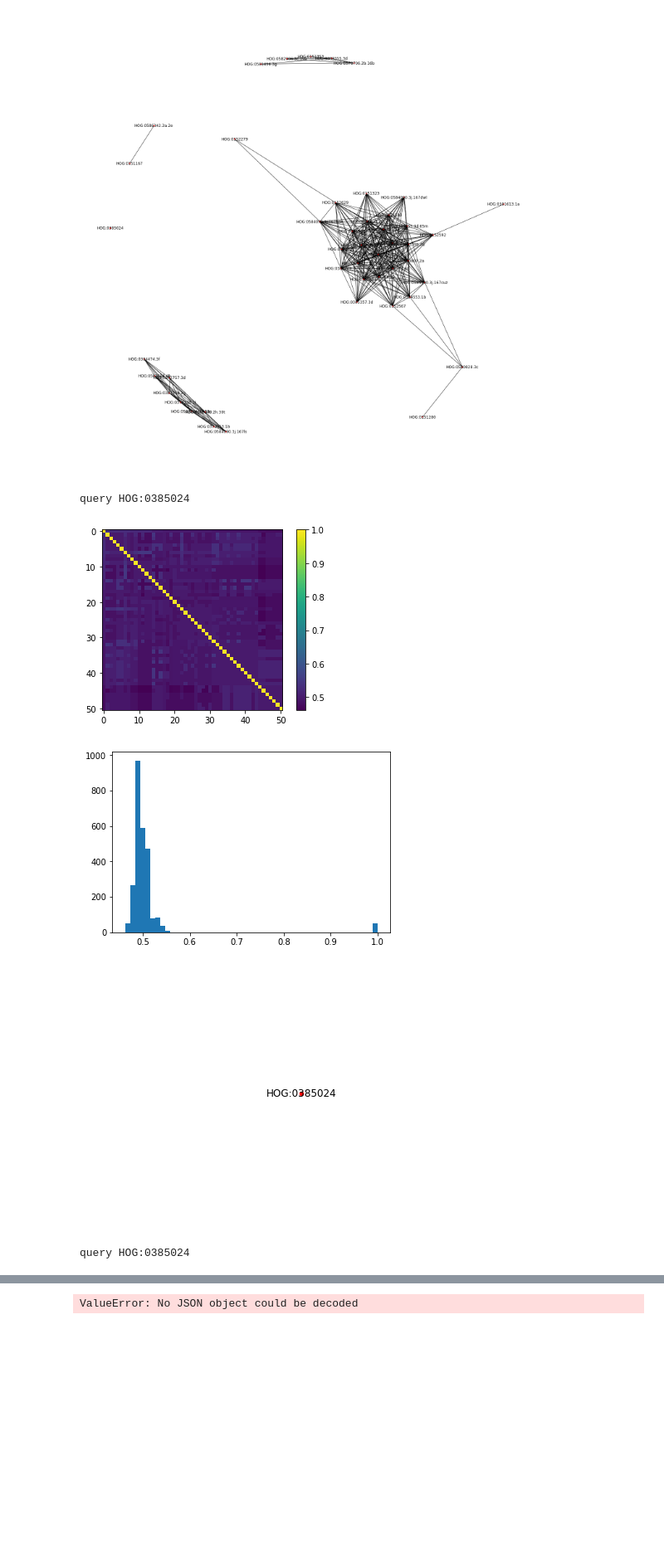
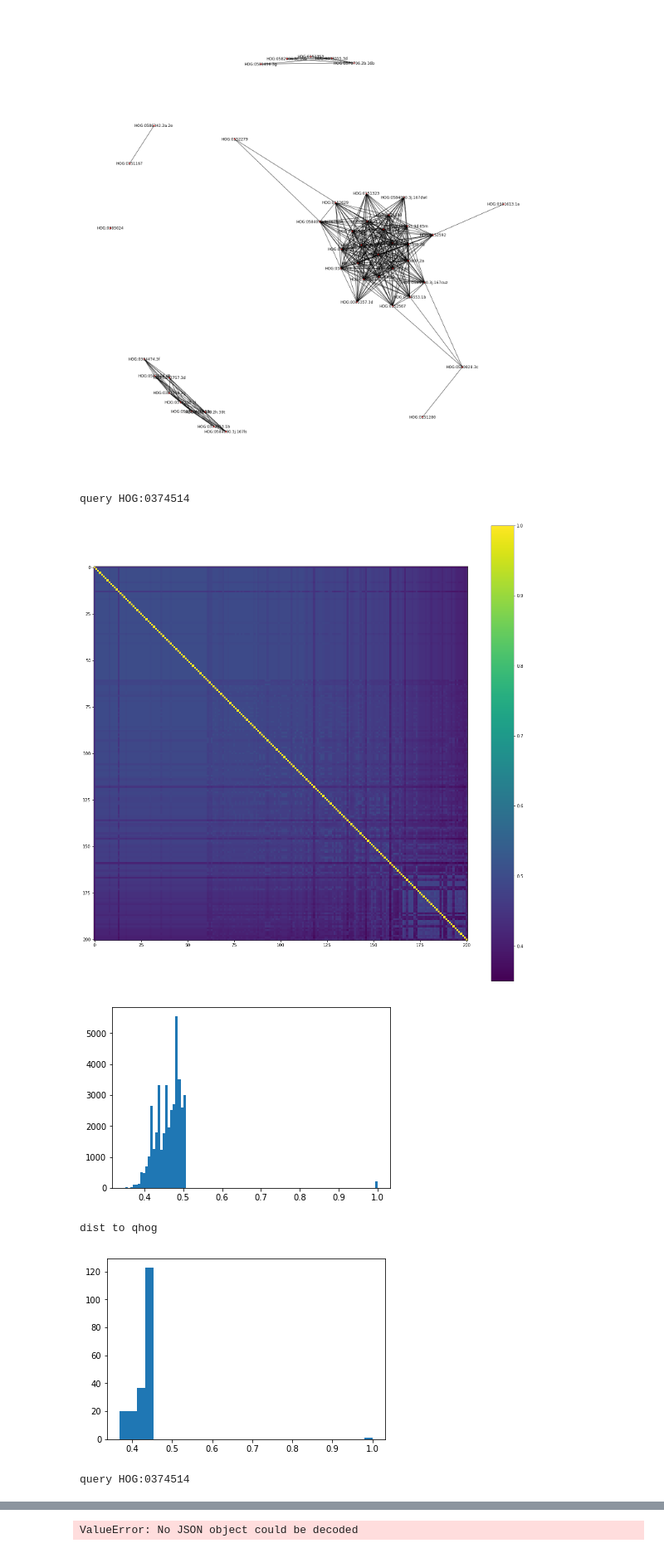
Before and after one commit to cactuskid/coevolution, a Jupyter notebook: ConstructHogMatrix.ipynb, the cells around one changed output, grey strips where cells are left out. Shown at 83% size. Saved outputs shown, nothing was run; the diff lists cells and outputs as text; code cells hidden in the pictures; blank space fills up the shorter version.

Commit message:
generalized viz and dist function

```diff
--- a/ConstructHogMatrix.ipynb
+++ b/ConstructHogMatrix.ipynb
@@ -714,7 +712,6 @@ import networkx as nx
 from matplotlib import pyplot as plt
 from scipy.sparse import find
 import multiprocessing as mp
-
 import redis
 r = redis.StrictRedis(host='localhost', port=6379, db=0)
 def MI( row1, row2 , mapping = None):
@@ -754,6 +751,30 @@ def normalizeByDiag(dist):
     np.fill_diagonal(dist,1)
     return dist
 
+def jaccardDist(qhog,r,forest,cooevolution_matrix , k=200 ):
+    print 'query ' + qhog
+    hashval = pickle.loads(r.get(rowdict[qhog]))
+    result = forest.query(  hashval , k )
+    resultHogs= np.asarray([qhog]+[rowdictReverse[int(row)] for row in result ])
+    hashes = []
+    hashes.append(hashval)
+    for hog in result:
+        hashval = pickle.loads(r.get(hog))
+        hashes.append(hashval)
+    dist = np.zeros((len(hashes), len(hashes)))
+    for i in range(len(hashes)):
+        for j in range(len(hashes)):
+            if i <=j:
+                dist[i,j]= hashes[i].jaccard(hashes[j])
+    #show similar profiles
+    dist += dist.T
+    dist = normalizeByDiag(dist)
+    clustering = np.argsort(dist[0,:])[::-1]
+    dist = dist[clustering,:]
+    dist = dist[:,clustering]
+    resultHogs = resultHogs[clustering]
+    return dist, resultHogs
+
 def MIdist(qhog,r,forest,cooevolution_matrix , k=200 , mapping = None):
     print 'query ' + qhog
     hashval = pickle.loads(r.get(rowdict[qhog]))
@@ -773,7 +794,6 @@ def MIdist(qhog,r,forest,cooevolution_matrix , k=200 , mapping = None):
     resultHogs = resultHogs[clustering]
     return dist , resultHogs
 
-
 def MIdistMulti(qhog,r,forest,cooevolution_matrix , k=200 , mapping = None):
     print 'query ' + qhog
     hashval = pickle.loads(r.get(rowdict[qhog]))
@@ -792,13 +812,18 @@ def MIdistMulti(qhog,r,forest,cooevolution_matrix , k=200 , mapping = None):
     return dist , resultHogs
 
 def showdistmat(dist):
+    plt.figure(figsize=(20,20))
     plt.imshow(dist)
     plt.colorbar()
     plt.show()
-    plt.hist(dist.flatten(), bins=50)
+    plt.hist(dist.flatten(), bins=100)
+    plt.show()
+    print 'dist to qhog'
+    plt.hist(dist[0,:].flatten(), bins=30)
     plt.show()
 
-def dist2network(dist, labels , metric ='jaccard' , thresh = 0):
+
+def dist2network(dist, labels , metric ='jaccard' , thresh = 0.2):
     clustering = np.argsort(dist[0,:])[::-1]
     dist = dist[clustering,:]
     dist = dist[:,clustering]
@@ -806,51 +831,51 @@ def dist2network(dist, labels , metric ='jaccard' , thresh = 0):
     G = nx.Graph( sizes = [] , colors = [], widths = [])
     G.add_node(qhog,{ 'color':'blue' , 'size':20 } )
     for i, one in enumerate(labels):
         for j, two in enumerate(labels):
             if i < j:
                 if dist[i,j] > thresh:
                     G.add_nodes_from([one,two])
                     if one != qhog:
                         G.node[one]['size']= 10
                         G.node[one]['color']= 'red'
                     if two != qhog:
                         G.node[two]['size']= 10
                         G.node[two]['color']= 'red'
                     G.add_edge(one,two ,{metric:dist[i,j]} )
     colors = [ G.node[x]['color'] for x in G.nodes()]
     sizes = [G.node[x]['size']  for x in G.nodes()]
     widths = [G.edge[x[0]][x[1]][metric] for x in G.edges()]
-
-
     G.graph['sizes']= sizes
     G.graph['colors']=colors
     G.graph['widths']= widths
     G.graph['edgealpha']=colors
     G.graph['nodealpha']=colors
     return G
 
 def pruneNetwork(G, metrics):
     pass
     #consider the distribution of distances and set the cutoff to on std dev from the mean?
 
+def analyzeHOGsubnet(qhog, r, forest, cooevolution_matrix , k= 200):
+    dist,Hogs = jaccardDist(qhog, r, forest, cooevolution_matrix , k= 200)
+    showdistmat(dist)
+
+    dist, Hogs = MIdist(qhog, r, forest, cooevolution_matrix , k= 200, mapping= None)
+    showdistmat(dist)
+
+    G = dist2network(dist, Hogs, metric='komolgrovMI' , thresh = .5)
+    nx.draw(G, with_labels = True, node_size = G.graph['sizes'] )#, linewidths = [ edge['jaccard'] for edge in subgraph.edges()] )
+    plt.show()
+
+qhog = 'HOG:0374514'
+analyzeHOGsubnet(qhog, r, forest, cooevolution_matrix , k= 200)
+
 qhog = 'HOG:0385024'
-dist, Hogs = MIdist(qhog, r, forest, cooevolution_matrix , k= 50, mapping= None)
-showdistmat(dist)
-
-
-
-G = dist2network(dist, Hogs, metric='komolgrovMI' , thresh = 37)
-nx.draw(G, with_labels = True, node_size = G.graph['sizes'] )#, linewidths = [ edge['jaccard'] for edge in subgraph.edges()] )
-plt.show()
-
-dist, Hogs = MIdist(qhog, r, forest, cooevolution_matrix , k= 50, mapping= 'species')
-showdistmat(dist)
-G = dist2network(dist, Hogs, metric='komolgrovMI' , thresh = 16)
-nx.draw(G, with_labels = True, node_size = G.graph['sizes'] )#, linewidths = [ edge['jaccard'] for edge in subgraph.edges()] )
-plt.show()
+analyzeHOGsubnet(qhog, r, forest, cooevolution_matrix , k= 200)
 # %% [output]
-query HOG:0385024
+query HOG:0374514
-[figure, old version]
+[figure, new version]
-[figure, old version]
+[figure, new version]
+dist to qhog
-[figure, old version]
+[figure, new version]
-query HOG:0385024
+query HOG:0374514
```
Also changed, not shown: parts of 2 cells of this notebook.
